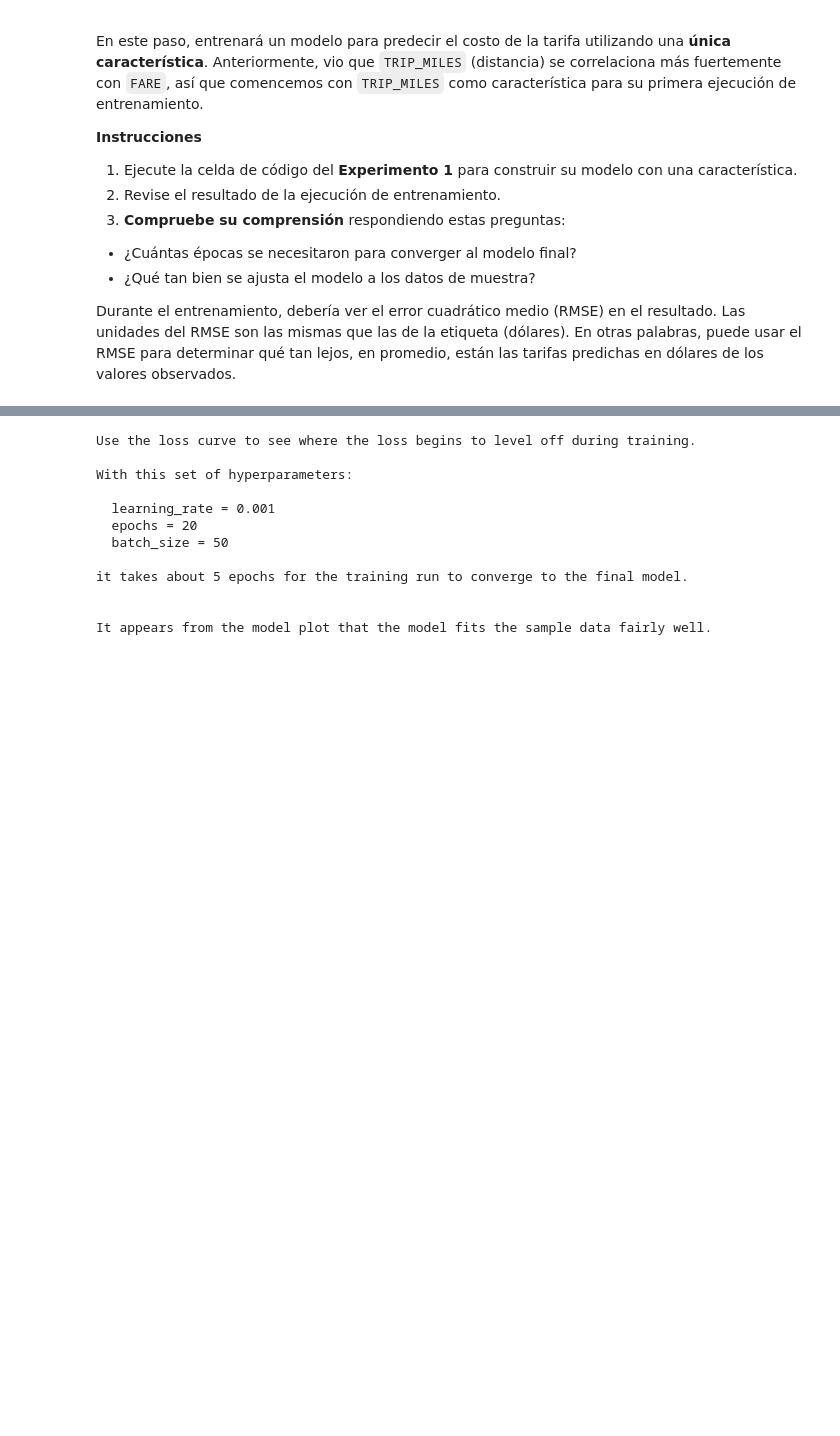
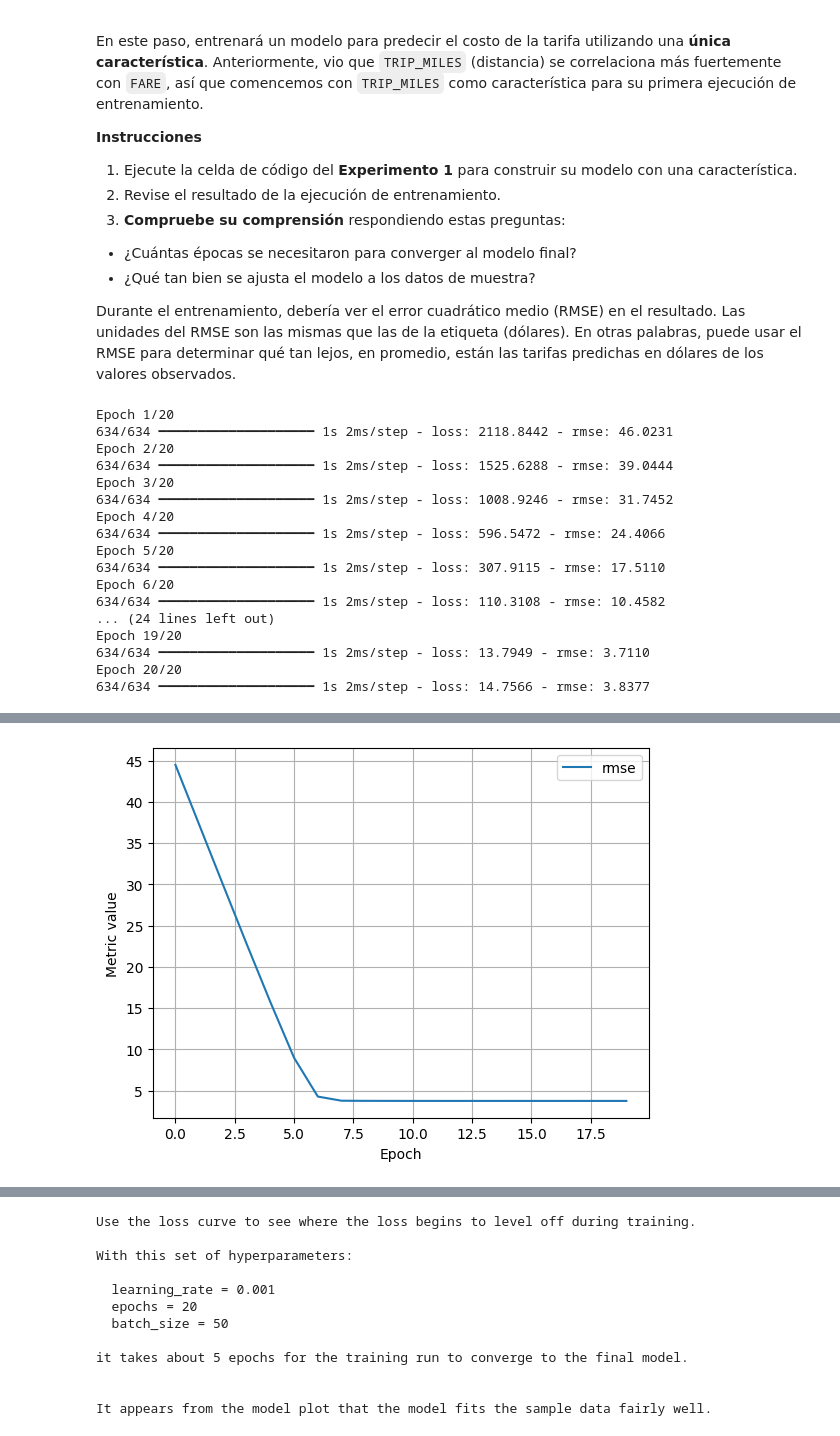
Before and after one commit to jorgecarrascoav-ux/taller_2, a Jupyter notebook: Copia_de_regresión_lineal_taxi_parte1.ipynb, the cells around one changed output, grey strips where cells are left out. Saved outputs shown, nothing was run; the diff lists cells and outputs as text; code cells hidden in the pictures; blank space fills up the shorter version.

```diff
--- a/Copia_de_regresión_lineal_taxi_parte1.ipynb
+++ b/Copia_de_regresión_lineal_taxi_parte1.ipynb
@@ -352,3 +352,40 @@ En este paso, entrenará un modelo para predecir el costo de la tarifa utilizand
 * ¿Qué tan bien se ajusta el modelo a los datos de muestra?
 
 Durante el entrenamiento, debería ver el error cuadrático medio (RMSE) en el resultado. Las unidades del RMSE son las mismas que las de la etiqueta (dólares). En otras palabras, puede usar el RMSE para determinar qué tan lejos, en promedio, están las tarifas predichas en dólares de los valores observados.
+# %%
+#@title Code - Experiment 1
+
+# The following variables are the hyperparameters.
+settings_1 = ml_edu.experiment.ExperimentSettings(
+    learning_rate = 0.001,
+    number_epochs = 20,
+    batch_size = 50,
+    input_features = ['TRIP_MILES']
+)
+
+metrics = [keras.metrics.RootMeanSquaredError(name='rmse')]
+
+model_1 = create_model(settings_1, metrics)
+
+experiment_1 = train_model('one_feature', model_1, training_df, 'FARE', settings_1)
+
+ml_edu.results.plot_experiment_metrics(experiment_1, ['rmse'])
+ml_edu.results.plot_model_predictions(experiment_1, training_df, 'FARE')
+# %% [output]
+Epoch 1/20
+634/634 ━━━━━━━━━━━━━━━━━━━━ 1s 2ms/step - loss: 2118.8442 - rmse: 46.0231
+Epoch 2/20
+634/634 ━━━━━━━━━━━━━━━━━━━━ 1s 2ms/step - loss: 1525.6288 - rmse: 39.0444
+Epoch 3/20
+634/634 ━━━━━━━━━━━━━━━━━━━━ 1s 2ms/step - loss: 1008.9246 - rmse: 31.7452
+Epoch 4/20
+634/634 ━━━━━━━━━━━━━━━━━━━━ 1s 2ms/step - loss: 596.5472 - rmse: 24.4066
+Epoch 5/20
+634/634 ━━━━━━━━━━━━━━━━━━━━ 1s 2ms/step - loss: 307.9115 - rmse: 17.5110
+Epoch 6/20
+634/634 ━━━━━━━━━━━━━━━━━━━━ 1s 2ms/step - loss: 110.3108 - rmse: 10.4582
+... (24 lines left out)
+Epoch 19/20
+634/634 ━━━━━━━━━━━━━━━━━━━━ 1s 2ms/step - loss: 13.7949 - rmse: 3.7110
+Epoch 20/20
+634/634 ━━━━━━━━━━━━━━━━━━━━ 1s 2ms/step - loss: 14.7566 - rmse: 3.8377
@@ -355,3 +395,4 @@ Durante el entrenamiento, debería ver el error cuadrático medio (RMSE) en el r
+[figure, added]
 # %%
 #@title Code - Experiment 1
 
```
Also changed, not shown: parts of 6 cells of this notebook.
